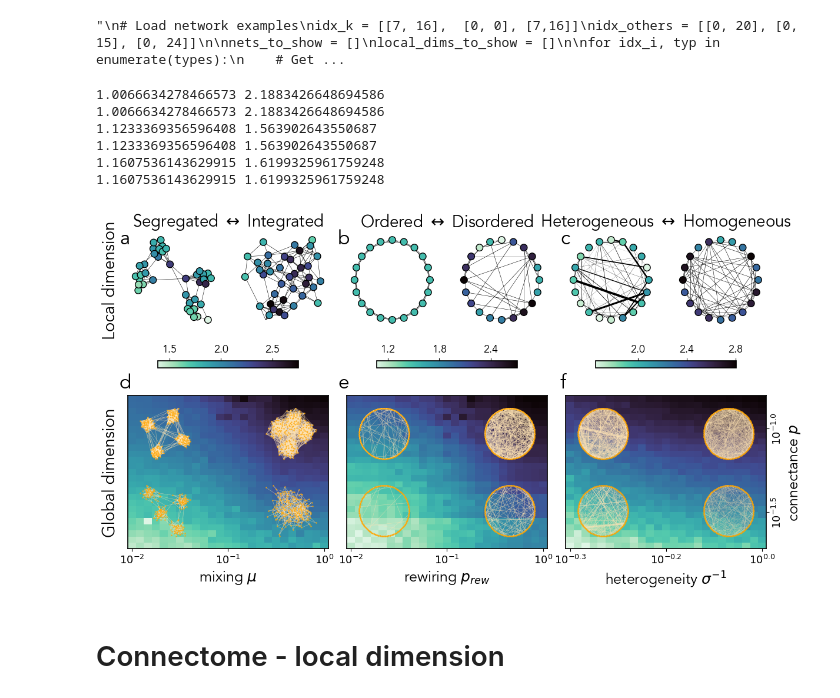
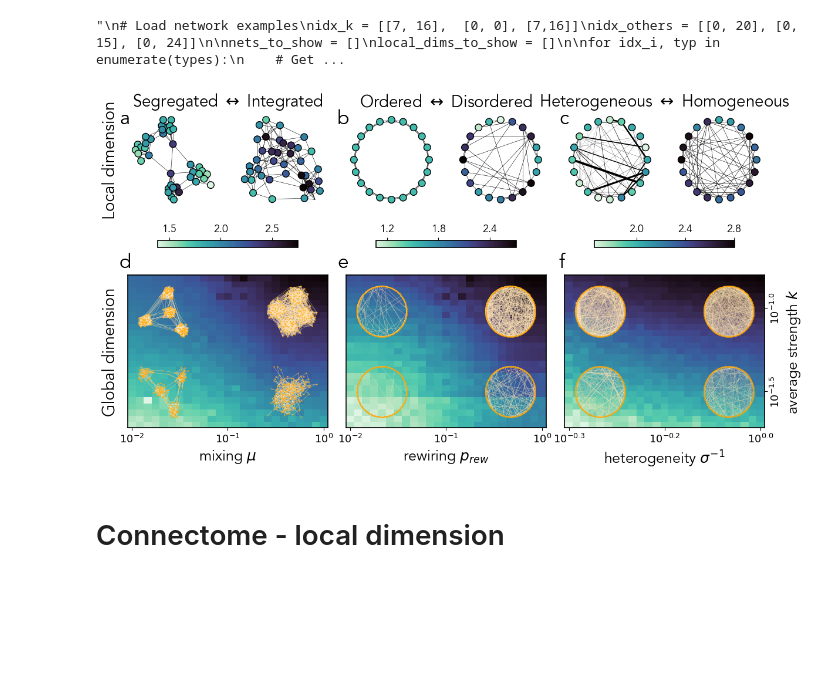
Before and after one commit to gbarzon/ConnectomeDimension, a Jupyter notebook: Figures.ipynb, the cells around one changed output. Saved outputs shown, nothing was run; the diff lists cells and outputs as text; code cells hidden in the pictures; blank space fills up the shorter version.

```diff
--- a/Figures.ipynb
+++ b/Figures.ipynb
@@ -284,43 +268,37 @@ for idx, ress in enumerate(dim_avg):
     if idx==0:
         # Add row title
         axs[idx].set_ylabel('Global dimension', size=ylabel_size, labelpad=labelpad)
         axs[idx].set_yticks([])
     elif idx==ncols//2-1:
         # Put ylabel on the right
         axs[idx].yaxis.set_label_position("right")
         axs[idx].yaxis.tick_right()
         axs[idx].tick_params(axis='y', rotation=90)
         axs[idx].set_yticks([-1.5, -1])
         axs[idx].yaxis.set_major_formatter(FormatStrFormatter(r'$10^{%.1f}$'))
-        axs[idx].set_ylabel(r'connectance $p$')
+        axs[idx].set_ylabel(r'average strength $k$')
         # Adjust alignment for rotated tick labels
         for label in axs[idx].get_yticklabels(): label.set_va('center')  # Center-align vertically
     else:
         axs[idx].set_yticks([])
 
 ### Add letters
 ax = plt.gca()
 h0, h1 = 0.85, 0.5
 l0, l1, l2 = 0.115, 0.38, 0.65
 fig.text(l0,h0, 'a', size=letter_size)
 fig.text(l1,h0, 'b', size=letter_size)
 fig.text(l2,h0, 'c', size=letter_size)
 fig.text(l0,h1, 'd', size=letter_size)
 fig.text(l1,h1, 'e', size=letter_size)
 fig.text(l2,h1, 'f', size=letter_size)
 
 plt.subplots_adjust(hspace=0.05)
-#plt.savefig(folder_figures+'fig2.png', dpi=400, bbox_inches='tight', pad_inches=0.23)
-plt.savefig(folder_figures+'fig2.svg', bbox_inches='tight', pad_inches=0.23)
+plt.savefig(folder_figures+'fig2.png', dpi=400, bbox_inches='tight', pad_inches=0.23)
+#plt.savefig(folder_figures+'fig2.svg', bbox_inches='tight', pad_inches=0.23)
 plt.show()
 # %% [output]
-1.0066634278466573 2.1883426648694586
-1.0066634278466573 2.1883426648694586
-1.1233369356596408 1.563902643550687
-1.1233369356596408 1.563902643550687
-1.1607536143629915 1.6199325961759248
-1.1607536143629915 1.6199325961759248
-[figure, old version]
+[figure, new version]
 # %% [markdown]
 # Connectome - local dimension
 # %%
```
Also changed, not shown: parts of 5 cells of this notebook, 4 other files.
